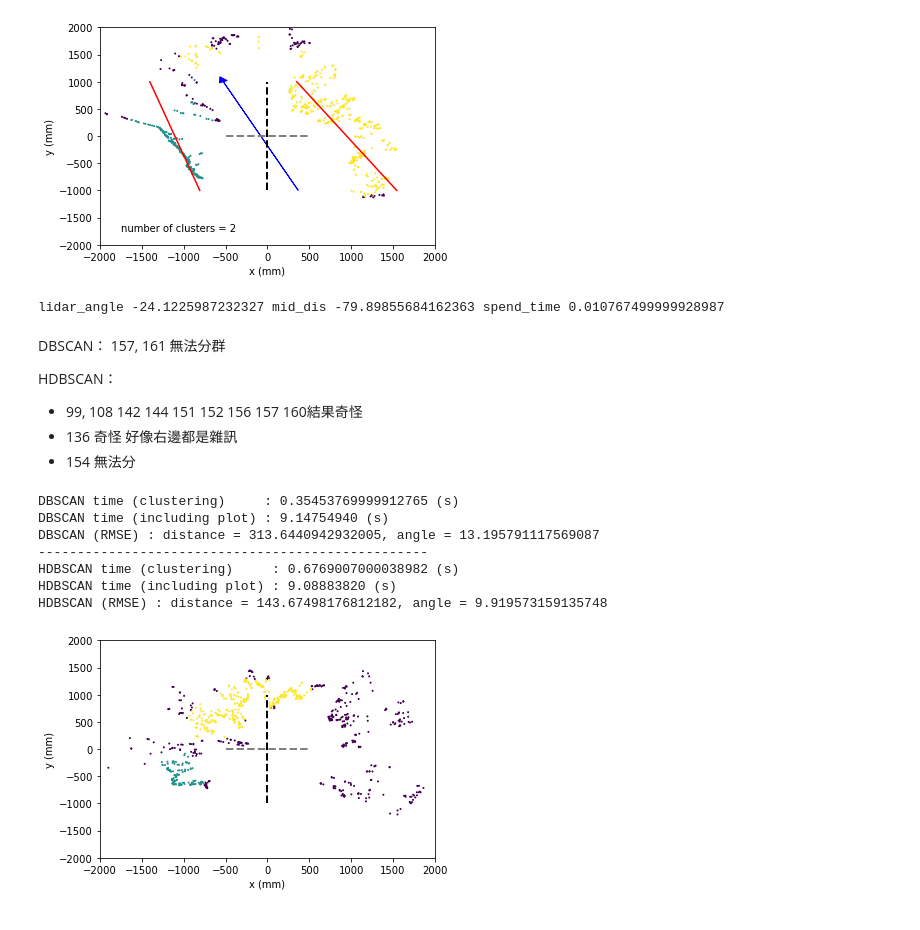
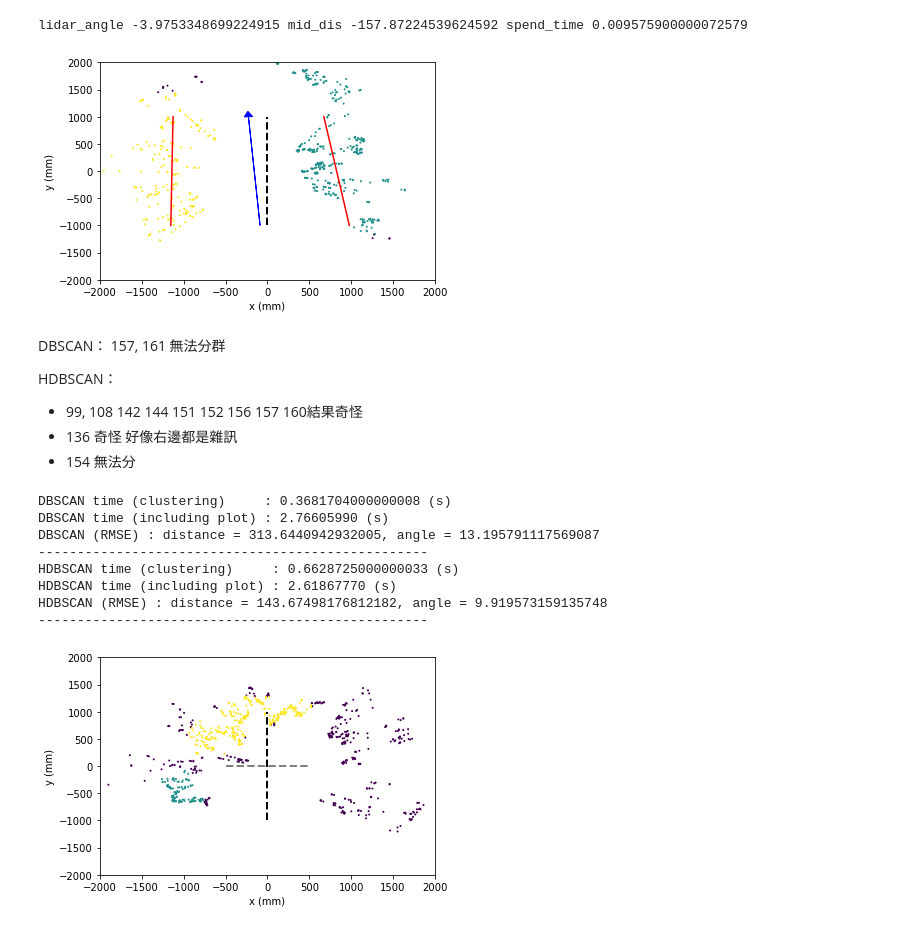
Before and after one commit to rayhuangg/111-1_MachineLearning, a Jupyter notebook: Final Project/LiDAR data/lidar_plot.ipynb, the cells around one changed output. Cells and saved outputs as stored; diff of their text form; code cells hidden in the pictures.

```diff
--- a/Final Project/LiDAR data/lidar_plot.ipynb
+++ b/Final Project/LiDAR data/lidar_plot.ipynb
@@ -173,7 +173,7 @@ def clustering(lidar_data, type="hdbscan", arrow=False, save=False, filename=Non
     ax.set_ylabel('y (mm)')
     # ax.set_title('LiDAR Scanning')
 
-    # Draw center vertical line
+    # Draw center line
     ax.vlines(x=0, ymin=-1000, ymax=1000, color='k', linewidth=2, linestyle='--')
     ax.hlines(y=0, xmin=-500, xmax=500, color='gray', linewidth=2, linestyle='--')
 
@@ -269,44 +269,45 @@ def clustering(lidar_data, type="hdbscan", arrow=False, save=False, filename=Non
 
 
     # 將群集數量顯示於圖上
-    plt.text(x=-1750, y=-1750, s=f"number of clusters = {clustering.labels_.max() + 1}")
+    # plt.text(x=-1750, y=-1750, s=f"number of clusters = {clustering.labels_.max() + 1}")
 
     if save == True:
         ax.set_title(filename)
         if type == "dbscan":
             plt.savefig(f"output_dbscan/{filename}.jpg", dpi=300)
         elif type == "hdbscan":
             plt.savefig(f"output_hdbscan/{filename}.jpg", dpi=300)
         plt.close(fig)
 
     else:
-        plt.show()
+        # plt.show()
         plt.close(fig)
+        # plt.savefig(f"ppt_fig.jpg", dpi=300)
 
     # 避免無法分群沒有回傳值
     try:
         lidar_angle= lidar_angle
         mid_dis = mid_dis
 
     except Exception  as e:
         lidar_angle= float("nan")
         mid_dis = float("nan")
         # print("Error:",e)
 
     return lidar_angle, mid_dis, spend_time
 
 
 # # 單張測試
-path = Path("ml_dataset/129.txt")
+path = Path("ml_dataset/135.txt")
 conver_to_2txt(path)
 lidar_pos_x, lidar_pos_y, lidar_data = open_2_txt()
 
 # lidar_angle, mid_dis, spend_time = clustering(lidar_data, type="dbscan",  arrow=True)
-lidar_angle, mid_dis, spend_time = clustering(lidar_data, type="hdbscan", arrow=True)
-print("lidar_angle", lidar_angle, "mid_dis", mid_dis, "spend_time", spend_time)
+lidar_angle, mid_dis, spend_time = clustering(lidar_data, type="hdbscan", arrow=False)
+# print("lidar_angle", lidar_angle, "mid_dis", mid_dis, "spend_time", spend_time)
 # %% [output]
+lidar_angle -3.9753348699224915 mid_dis -157.87224539624592 spend_time 0.009575900000072579
-[figure, old version]
+[figure, new version]
-lidar_angle -24.1225987232327 mid_dis -79.89855684162363 spend_time 0.010767499999928987
 # %%
 def run_all_plt(type="raw", arrow=False, save=False):
     all_pic_path = Path("./ml_dataset").glob("*.txt")
@@ -389,7 +390,7 @@ HDBSCAN：
 # %%
 # ============================ DBSCAN ==============================
 start = time.perf_counter()
-output_dis, output_angle, pure_clustering_time = run_all_plt(type="dbscan", arrow=True, save=True)
+output_dis, output_angle, pure_clustering_time = run_all_plt(type="dbscan", arrow=True, save=False)
 stop = time.perf_counter()
 print(f"DBSCAN time (clustering)     : {pure_clustering_time} (s)")
 print(f"DBSCAN time (including plot) : {stop - start:.8f} (s)")
@@ -401,10 +402,8 @@ print(f"DBSCAN (RMSE) : distance = {rmse_dis}, angle = {rmse_angle}")
 print("-"*50)
 
 # ============================ HDBSCAN ==============================
-
-
 start = time.perf_counter()
-output_dis, output_angle, pure_clustering_time = run_all_plt(type="hdbscan", arrow=True, save=True)
+output_dis, output_angle, pure_clustering_time = run_all_plt(type="hdbscan", arrow=True, save=False)
 stop = time.perf_counter()
 print(f"HDBSCAN time (clustering)     : {pure_clustering_time} (s)")
 print(f"HDBSCAN time (including plot) : {stop - start:.8f} (s)")
@@ -413,12 +412,14 @@ print(f"HDBSCAN time (including plot) : {stop - start:.8f} (s)")
 rmse_dis = np.sqrt(np.nanmean((ground_truth_distance - output_dis) ** 2))
 rmse_angle = np.sqrt(np.nanmean((ground_truth_angle - output_angle) ** 2))
 print(f"HDBSCAN (RMSE) : distance = {rmse_dis}, angle = {rmse_angle}")
+print("-"*50)
 # %% [output]
-DBSCAN time (clustering)     : 0.35453769999912765 (s)
-DBSCAN time (including plot) : 9.14754940 (s)
+DBSCAN time (clustering)     : 0.3681704000000008 (s)
+DBSCAN time (including plot) : 2.76605990 (s)
 DBSCAN (RMSE) : distance = 313.6440942932005, angle = 13.195791117569087
 --------------------------------------------------
-HDBSCAN time (clustering)     : 0.6769007000038982 (s)
-HDBSCAN time (including plot) : 9.08883820 (s)
+HDBSCAN time (clustering)     : 0.6628725000000033 (s)
+HDBSCAN time (including plot) : 2.61867770 (s)
 HDBSCAN (RMSE) : distance = 143.67498176812182, angle = 9.919573159135748
+--------------------------------------------------
 [figure]
```
Also changed, not shown: parts of 3 cells of this notebook, 6 other files.
